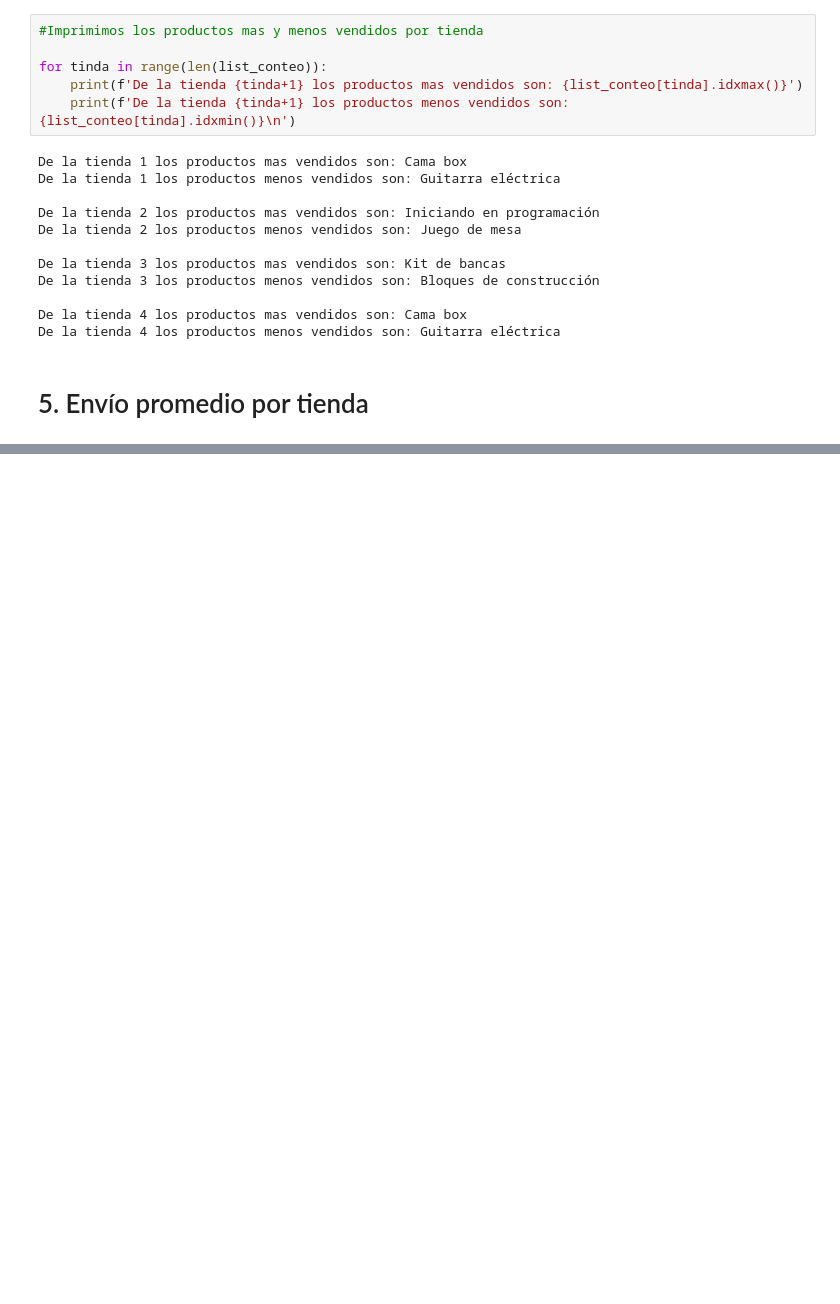
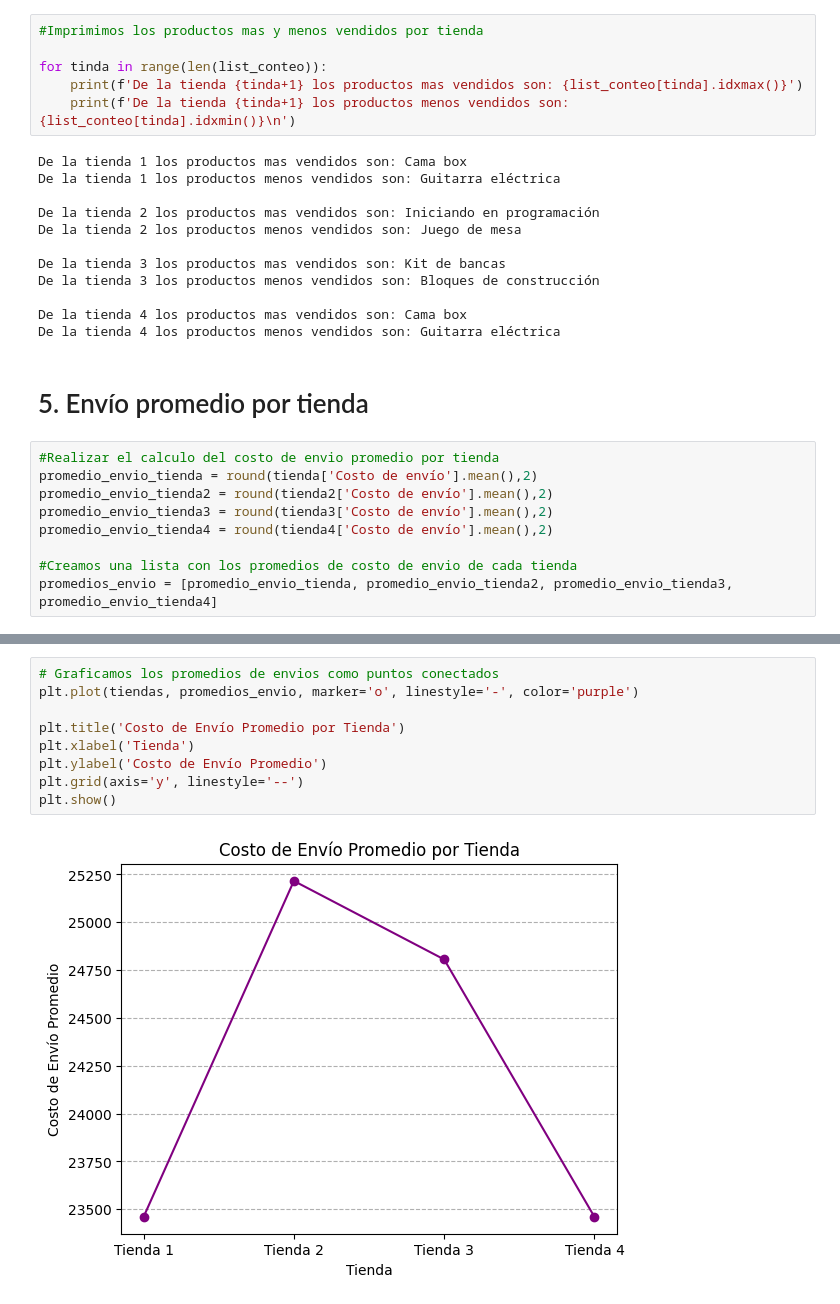
Before and after one commit to ChrisBxe/Challenge-Alura-Store, a Jupyter notebook: AluraStoreLatam.ipynb, the cells around one changed output, grey strips where cells are left out. Saved outputs shown, nothing was run; the diff lists cells and outputs as text; blank space fills up the shorter version.

```diff
--- a/AluraStoreLatam.ipynb
+++ b/AluraStoreLatam.ipynb
@@ -127,3 +128,12 @@ De la tienda 4 los productos mas vendidos son: Cama box
 De la tienda 4 los productos menos vendidos son: Guitarra eléctrica
 # %% [markdown]
 # 5. Envío promedio por tienda
+# %%
+#Realizar el calculo del costo de envio promedio por tienda
+promedio_envio_tienda = round(tienda['Costo de envío'].mean(),2)
+promedio_envio_tienda2 = round(tienda2['Costo de envío'].mean(),2)
+promedio_envio_tienda3 = round(tienda3['Costo de envío'].mean(),2)
+promedio_envio_tienda4 = round(tienda4['Costo de envío'].mean(),2)
+
+#Creamos una lista con los promedios de costo de envio de cada tienda
+promedios_envio = [promedio_envio_tienda, promedio_envio_tienda2, promedio_envio_tienda3, promedio_envio_tienda4]
@@ -129,0 +166,11 @@ De la tienda 4 los productos menos vendidos son: Guitarra eléctrica
+# %%
+# Graficamos los promedios de envios como puntos conectados
+plt.plot(tiendas, promedios_envio, marker='o', linestyle='-', color='purple')
+
+plt.title('Costo de Envío Promedio por Tienda')
+plt.xlabel('Tienda')
+plt.ylabel('Costo de Envío Promedio')
+plt.grid(axis='y', linestyle='--')
+plt.show()
+# %% [output]
+[figure, added]
```
Also changed, not shown: parts of 5 cells of this notebook.
